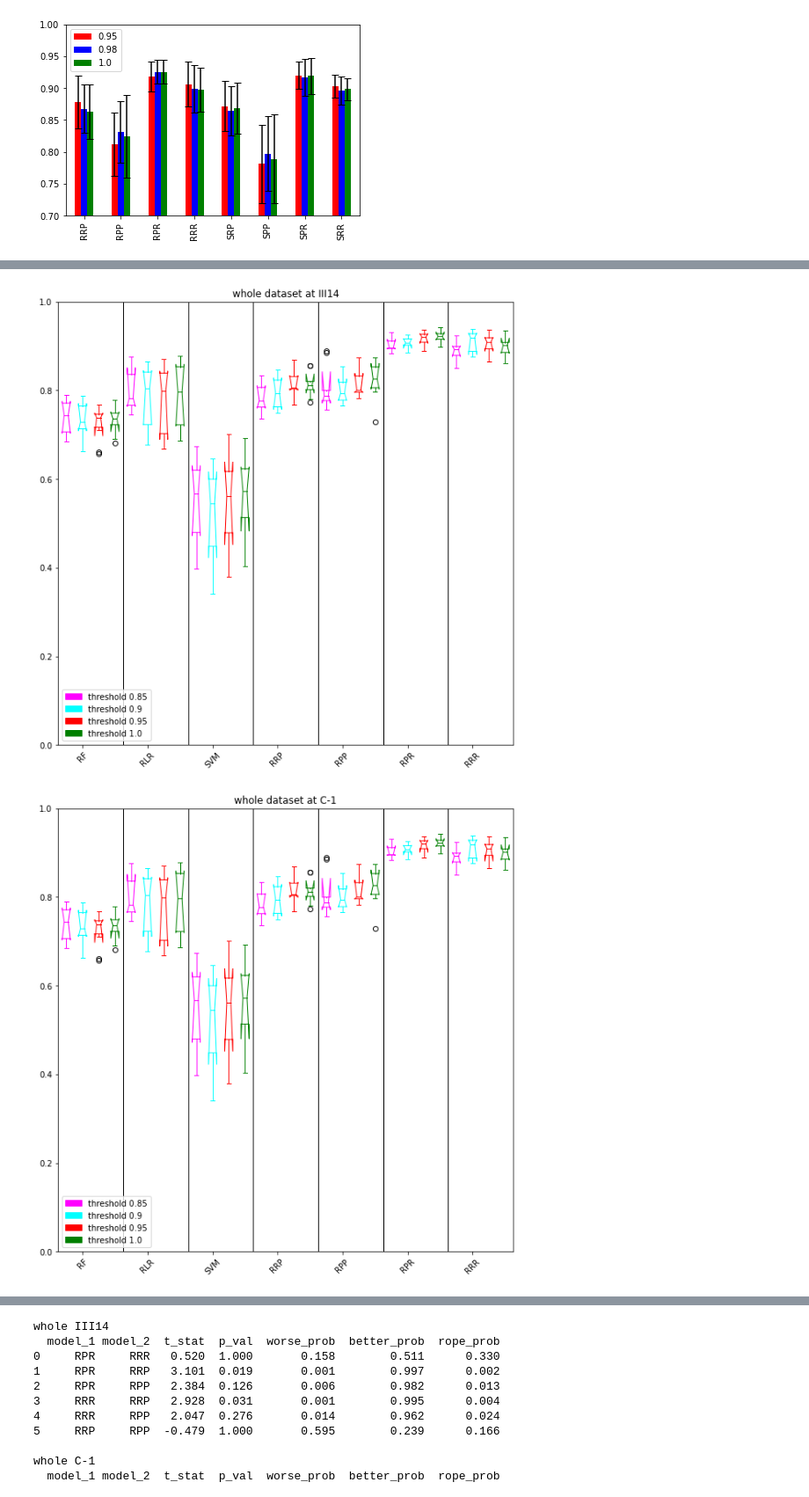
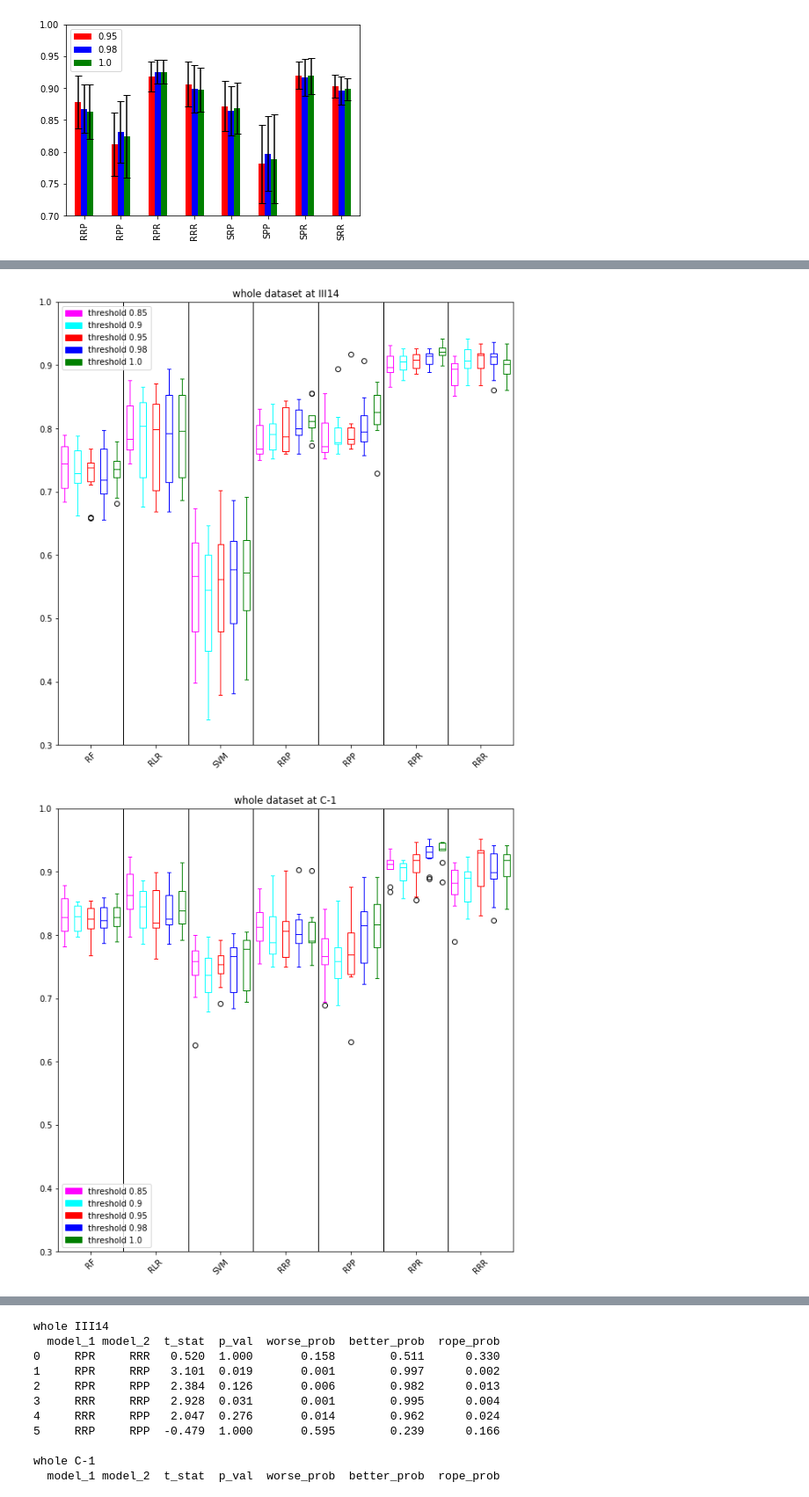
Before and after one commit to msmdev/MalariaVaccineEfficacyPrediction, a Jupyter notebook: bin/plotting/model_comparison.ipynb, the cells around one changed output, grey strips where cells are left out. Shown at 88% size. Cells and saved outputs as stored; diff of their text form; code cells hidden in the pictures.

Commit message:
Bugfix: really plot performances for every single timepoint and not only for III14.

```diff
--- a/bin/plotting/model_comparison.ipynb
+++ b/bin/plotting/model_comparison.ipynb
@@ -368,24 +376,25 @@ for dataset in ['whole', 'selective']:
 # %%
+# new
 for dataset in ['whole', 'selective']:
     for time in times:
-        results[dataset][f'{time}_ncv'].loc[0.85, ['RF','RLR','SVM','RRP','RPP','RPR','RRR']].transpose().apply(lambda x: pd.Series(x)).T.boxplot(figsize=(10,10),rot=45, positions=range(1, 29, 4), notch=True, bootstrap=5000, color='magenta', labels=['0.85' for x in range(0, 7)], grid=False)
-        results[dataset][f'{time}_ncv'].loc[0.9, ['RF','RLR','SVM','RRP','RPP','RPR','RRR']].transpose().apply(lambda x: pd.Series(x)).T.boxplot(figsize=(10,10),rot=45, positions=range(2, 29, 4), notch=True, bootstrap=5000, color='cyan', labels=['0.9' for x in range(0, 7)], grid=False)
-        results[dataset][f'{time}_ncv'].loc[0.95, ['RF','RLR','SVM','RRP','RPP','RPR','RRR']].transpose().apply(lambda x: pd.Series(x)).T.boxplot(figsize=(10,10),rot=45, positions=range(3, 29, 4), notch=True, bootstrap=5000, color='r', labels=['0.95' for x in range(0, 7)], grid=False)
-        #results[dataset][f'{time}_ncv'].loc[0.98, ['RF','RLR','SVM','RRP','RPP','RPR','RRR']].transpose().apply(lambda x: pd.Series(x)).T.boxplot(figsize=(10,10),rot=45, positions=range(4, 36, 5), notch=True, bootstrap=5000, color='b', labels=['0.98' for x in range(0, 7)], grid=False)
-        results[dataset][f'{time}_ncv'].loc[1.0, ['RF','RLR','SVM','RRP','RPP','RPR','RRR']].transpose().apply(lambda x: pd.Series(x)).T.boxplot(figsize=(10,10),rot=45, positions=range(4, 29, 4), notch=True, bootstrap=5000, color='g', labels=['1.0' for x in range(0, 7)], grid=False)
+        results[dataset][f'{time}_ncv'].loc[0.85, ['RF','RLR','SVM','RRP','RPP','RPR','RRR']].transpose().apply(lambda x: pd.Series(x)).T.boxplot(figsize=(10,10),rot=45, positions=range(1, 36, 5), notch=False, bootstrap=5000, color='magenta', labels=['0.85' for x in range(0, 7)], grid=False)
+        results[dataset][f'{time}_ncv'].loc[0.9, ['RF','RLR','SVM','RRP','RPP','RPR','RRR']].transpose().apply(lambda x: pd.Series(x)).T.boxplot(figsize=(10,10),rot=45, positions=range(2, 36, 5), notch=False, bootstrap=5000, color='cyan', labels=['0.9' for x in range(0, 7)], grid=False)
+        results[dataset][f'{time}_ncv'].loc[0.95, ['RF','RLR','SVM','RRP','RPP','RPR','RRR']].transpose().apply(lambda x: pd.Series(x)).T.boxplot(figsize=(10,10),rot=45, positions=range(3, 36, 5), notch=False, bootstrap=5000, color='r', labels=['0.95' for x in range(0, 7)], grid=False)
+        results[dataset][f'{time}_ncv'].loc[0.98, ['RF','RLR','SVM','RRP','RPP','RPR','RRR']].transpose().apply(lambda x: pd.Series(x)).T.boxplot(figsize=(10,10),rot=45, positions=range(4, 36, 5), notch=False, bootstrap=5000, color='b', labels=['0.98' for x in range(0, 7)], grid=False)
+        results[dataset][f'{time}_ncv'].loc[1.0, ['RF','RLR','SVM','RRP','RPP','RPR','RRR']].transpose().apply(lambda x: pd.Series(x)).T.boxplot(figsize=(10,10),rot=45, positions=range(5, 36, 5), notch=False, bootstrap=5000, color='g', labels=['1.0' for x in range(0, 7)], grid=False)
         magenta_patch = mpatches.Patch(color='magenta', label='threshold 0.85')
         cyan_patch = mpatches.Patch(color='cyan', label='threshold 0.9')
         red_patch = mpatches.Patch(color='red', label='threshold 0.95')
-        #blue_patch = mpatches.Patch(color='blue', label='threshold 0.98')
+        blue_patch = mpatches.Patch(color='blue', label='threshold 0.98')
         green_patch = mpatches.Patch(color='green', label='threshold 1.0')
-        for i in range(4, 29, 4):
+        for i in range(5, 36, 5):
             plt.vlines(i + 0.5, 0, 1, linewidth=1, color='k')
-        plt.xticks(np.arange(2, 28, 4))
-        plt.ylim((0, 1))
-        plt.legend(handles=[magenta_patch, cyan_patch, red_patch, green_patch])
+        plt.xticks(np.arange(3, 36, 5))
+        plt.ylim((0.3, 1))
+        plt.legend(handles=[magenta_patch, cyan_patch, red_patch, blue_patch, green_patch])
         plt.title(f"{dataset} dataset at {time}")
         plt.show()
         plt.close()
 # %% [output]
-[figure, old version]
+[figure, new version]
-[figure, old version]
+[figure, new version]
```
Also changed, not shown: parts of 6 cells of this notebook.
